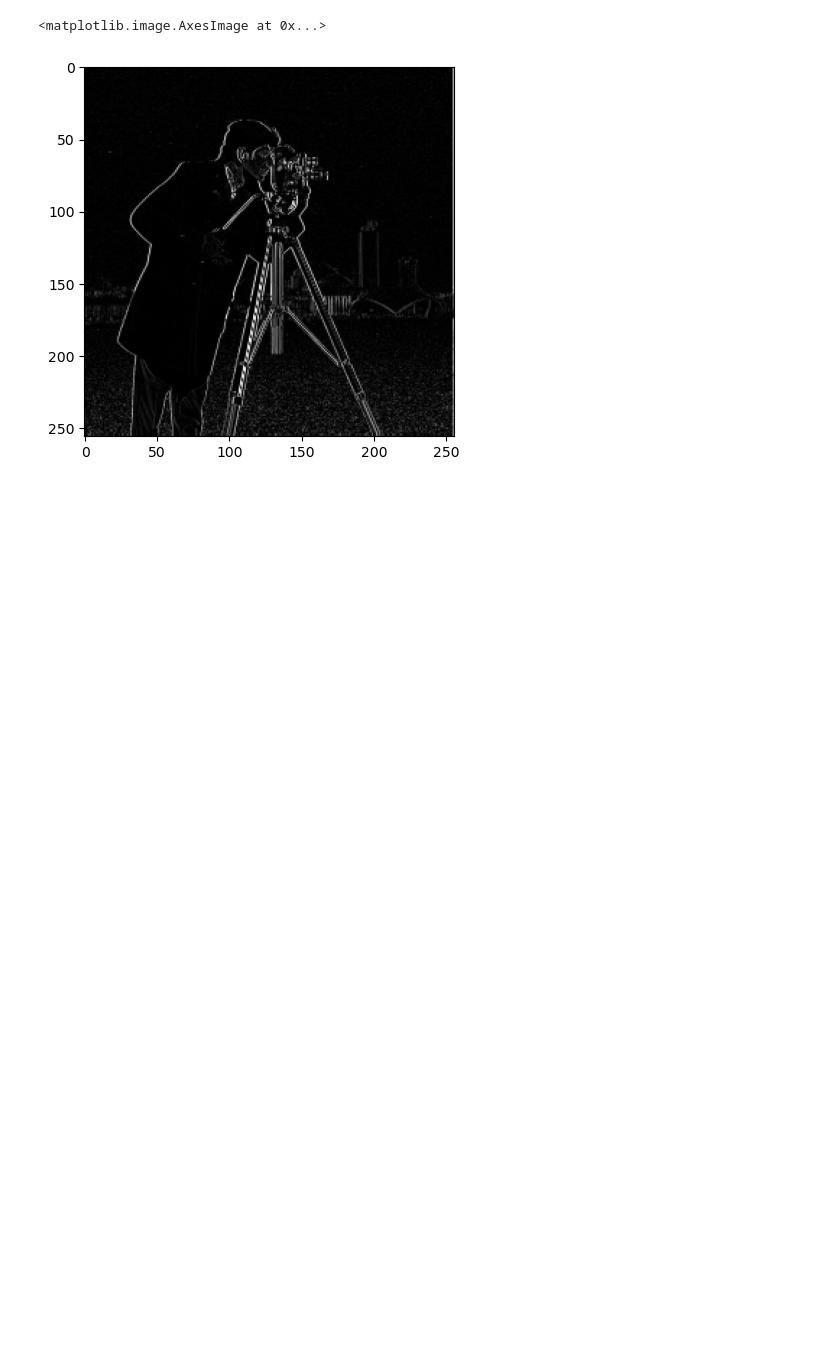
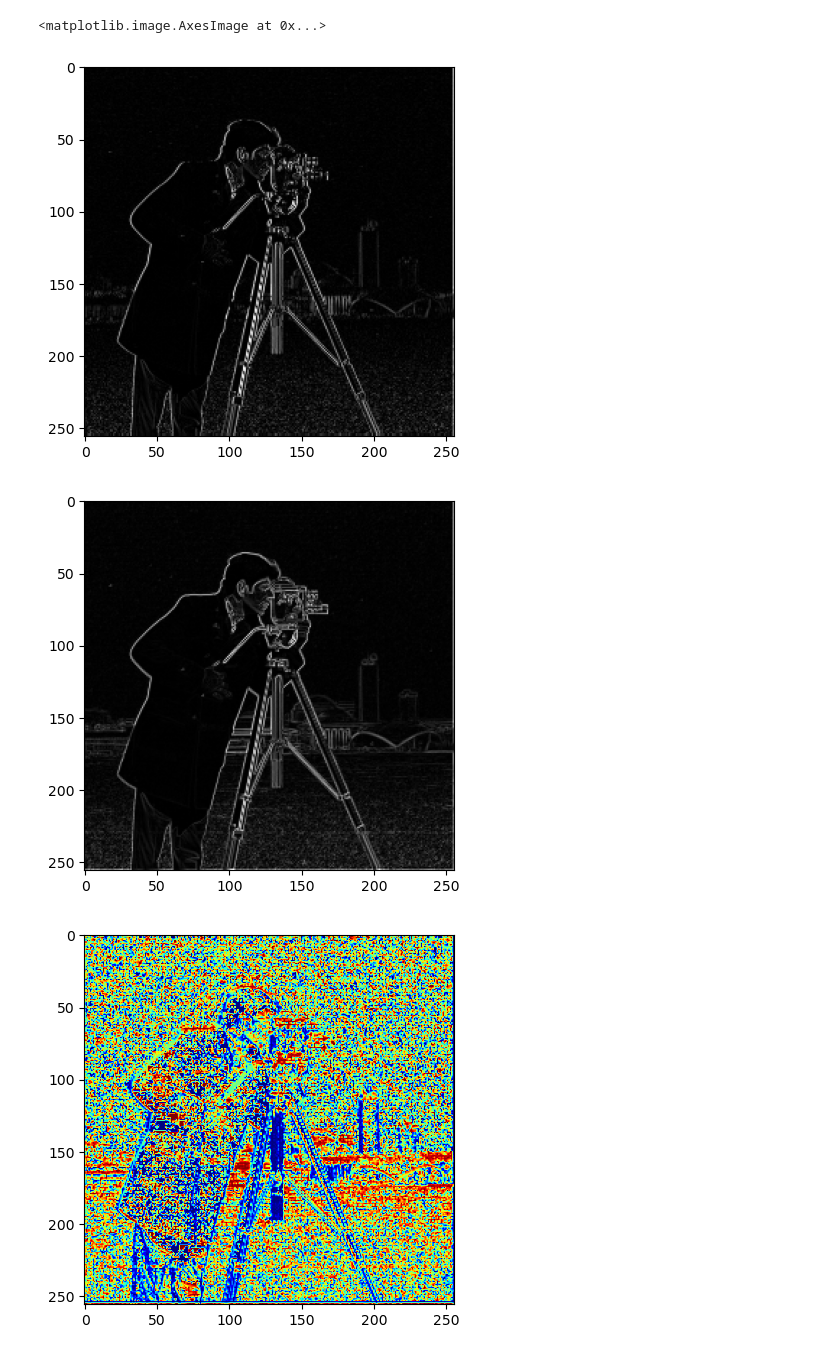
Before and after one commit to vitality1994/computer_vision, a Jupyter notebook: hw1/notebook_files/get_differential_image.ipynb, the cells around one changed output. Cells and saved outputs as stored; diff of their text form; code cells hidden in the pictures; blank space fills up the shorter version.

Commit message:
image gradient: calculates magnitude, angles for edge detection

```diff
--- a/hw1/notebook_files/get_differential_image.ipynb
+++ b/hw1/notebook_files/get_differential_image.ipynb
@@ -90,3 +93,14 @@ plt.imshow(diff_along_x, cmap='gray')
 # %% [output]
 <matplotlib.image.AxesImage at 0x...>
 [figure]
+# %%
+grad_mag = (diff_along_x**2+diff_along_y**2)**(1/2)
+grad_angle = np.arctan((diff_along_y/(diff_along_x+0.0000001)))
+# %%
+plt.imshow(grad_mag, cmap='gray')
+plt.show()
+plt.imshow(grad_angle, cmap='jet')
+plt.show()
+# %% [output]
+[figure, added]
+[figure, added]
```
Also changed, not shown: parts of 1 cell of this notebook, 3 other files.
